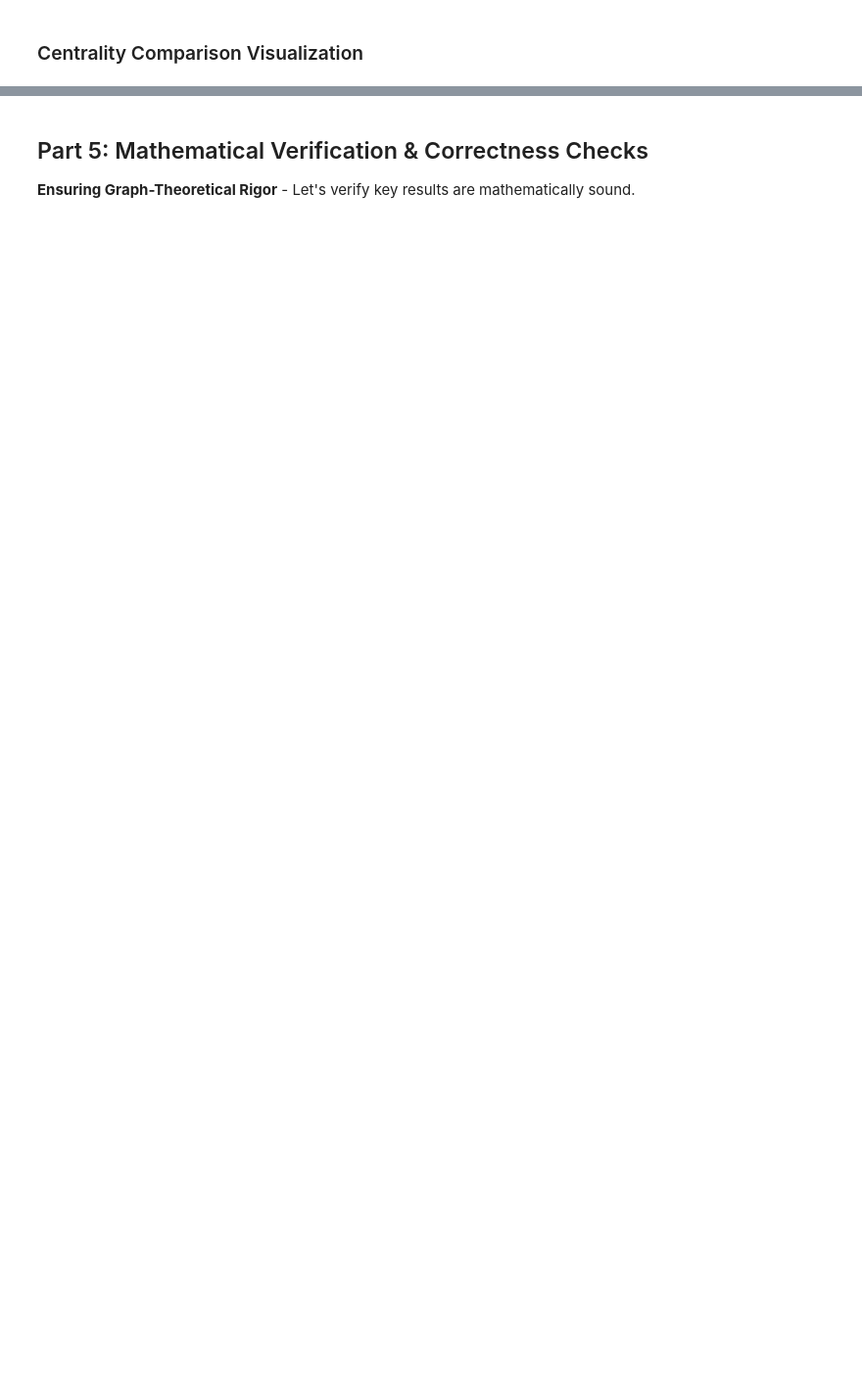
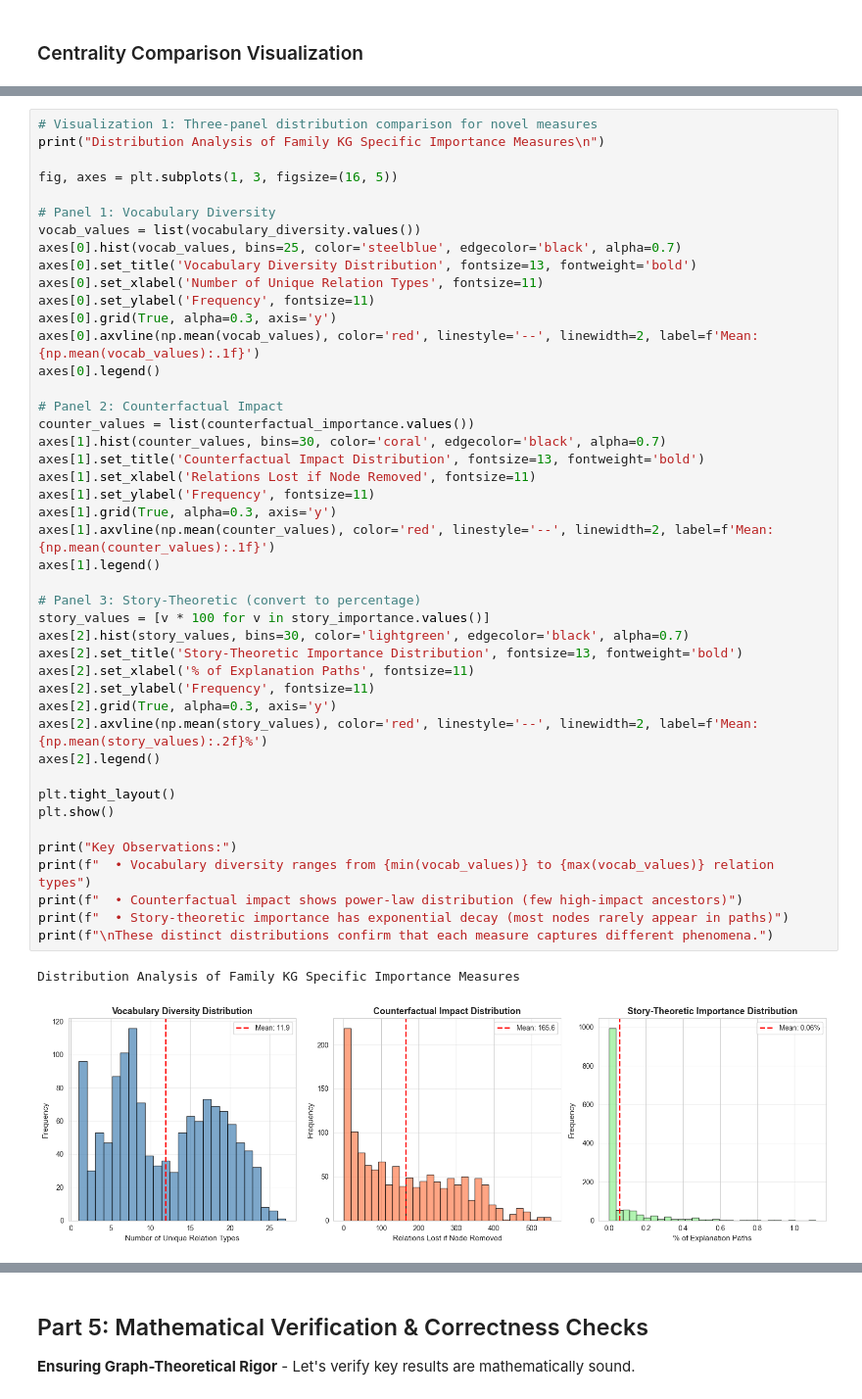
Before and after one commit to dnebhrajani/metafam-knowledge-graph, a Jupyter notebook: task1_exploration.ipynb, the cells around one changed output, grey strips where cells are left out. Shown at 98% size. Saved outputs shown, nothing was run; the diff lists cells and outputs as text; blank space fills up the shorter version.

```diff
--- a/task1_exploration.ipynb
+++ b/task1_exploration.ipynb
@@ -1204,0 +1281,47 @@ ANOMALY DETECTION & HYPOTHESIS TESTING
+# %%
+# Visualization 1: Three-panel distribution comparison for novel measures
+print("Distribution Analysis of Family KG Specific Importance Measures\n")
+
+fig, axes = plt.subplots(1, 3, figsize=(16, 5))
+
+# Panel 1: Vocabulary Diversity
+vocab_values = list(vocabulary_diversity.values())
+axes[0].hist(vocab_values, bins=25, color='steelblue', edgecolor='black', alpha=0.7)
+axes[0].set_title('Vocabulary Diversity Distribution', fontsize=13, fontweight='bold')
+axes[0].set_xlabel('Number of Unique Relation Types', fontsize=11)
+axes[0].set_ylabel('Frequency', fontsize=11)
+axes[0].grid(True, alpha=0.3, axis='y')
+axes[0].axvline(np.mean(vocab_values), color='red', linestyle='--', linewidth=2, label=f'Mean: {np.mean(vocab_values):.1f}')
+axes[0].legend()
+
+# Panel 2: Counterfactual Impact
+counter_values = list(counterfactual_importance.values())
+axes[1].hist(counter_values, bins=30, color='coral', edgecolor='black', alpha=0.7)
+axes[1].set_title('Counterfactual Impact Distribution', fontsize=13, fontweight='bold')
+axes[1].set_xlabel('Relations Lost if Node Removed', fontsize=11)
+axes[1].set_ylabel('Frequency', fontsize=11)
+axes[1].grid(True, alpha=0.3, axis='y')
+axes[1].axvline(np.mean(counter_values), color='red', linestyle='--', linewidth=2, label=f'Mean: {np.mean(counter_values):.1f}')
+axes[1].legend()
+
+# Panel 3: Story-Theoretic (convert to percentage)
+story_values = [v * 100 for v in story_importance.values()]
+axes[2].hist(story_values, bins=30, color='lightgreen', edgecolor='black', alpha=0.7)
+axes[2].set_title('Story-Theoretic Importance Distribution', fontsize=13, fontweight='bold')
+axes[2].set_xlabel('% of Explanation Paths', fontsize=11)
+axes[2].set_ylabel('Frequency', fontsize=11)
+axes[2].grid(True, alpha=0.3, axis='y')
+axes[2].axvline(np.mean(story_values), color='red', linestyle='--', linewidth=2, label=f'Mean: {np.mean(story_values):.2f}%')
+axes[2].legend()
+
+plt.tight_layout()
+plt.show()
+
+print("Key Observations:")
+print(f"  • Vocabulary diversity ranges from {min(vocab_values)} to {max(vocab_values)} relation types")
+print(f"  • Counterfactual impact shows power-law distribution (few high-impact ancestors)")
+print(f"  • Story-theoretic importance has exponential decay (most nodes rarely appear in paths)")
+print(f"\nThese distinct distributions confirm that each measure captures different phenomena.")
+# %% [output]
+Distribution Analysis of Family KG Specific Importance Measures
+[figure, added]
```
Also changed, not shown: parts of 33 cells of this notebook, 2 other files.
